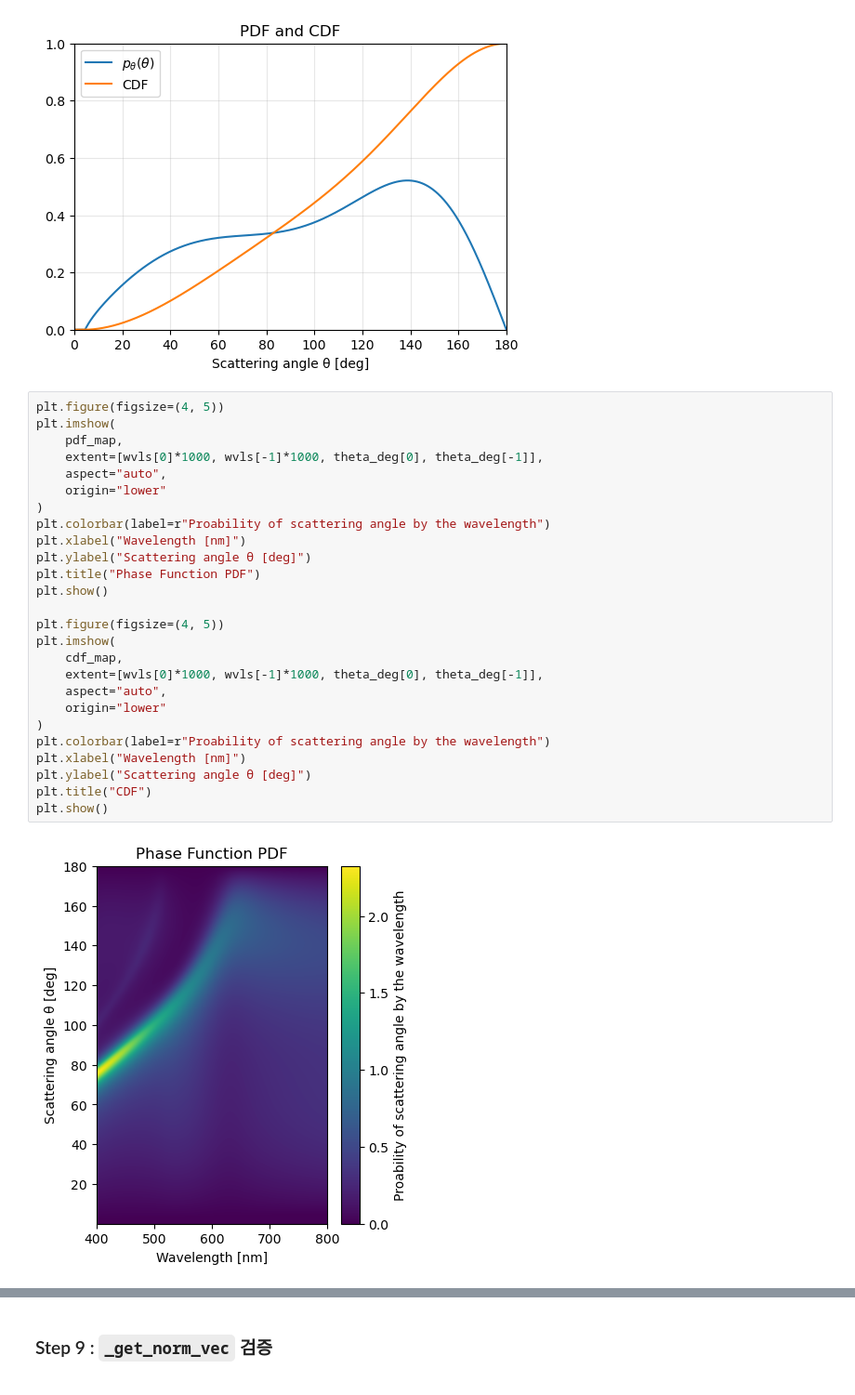
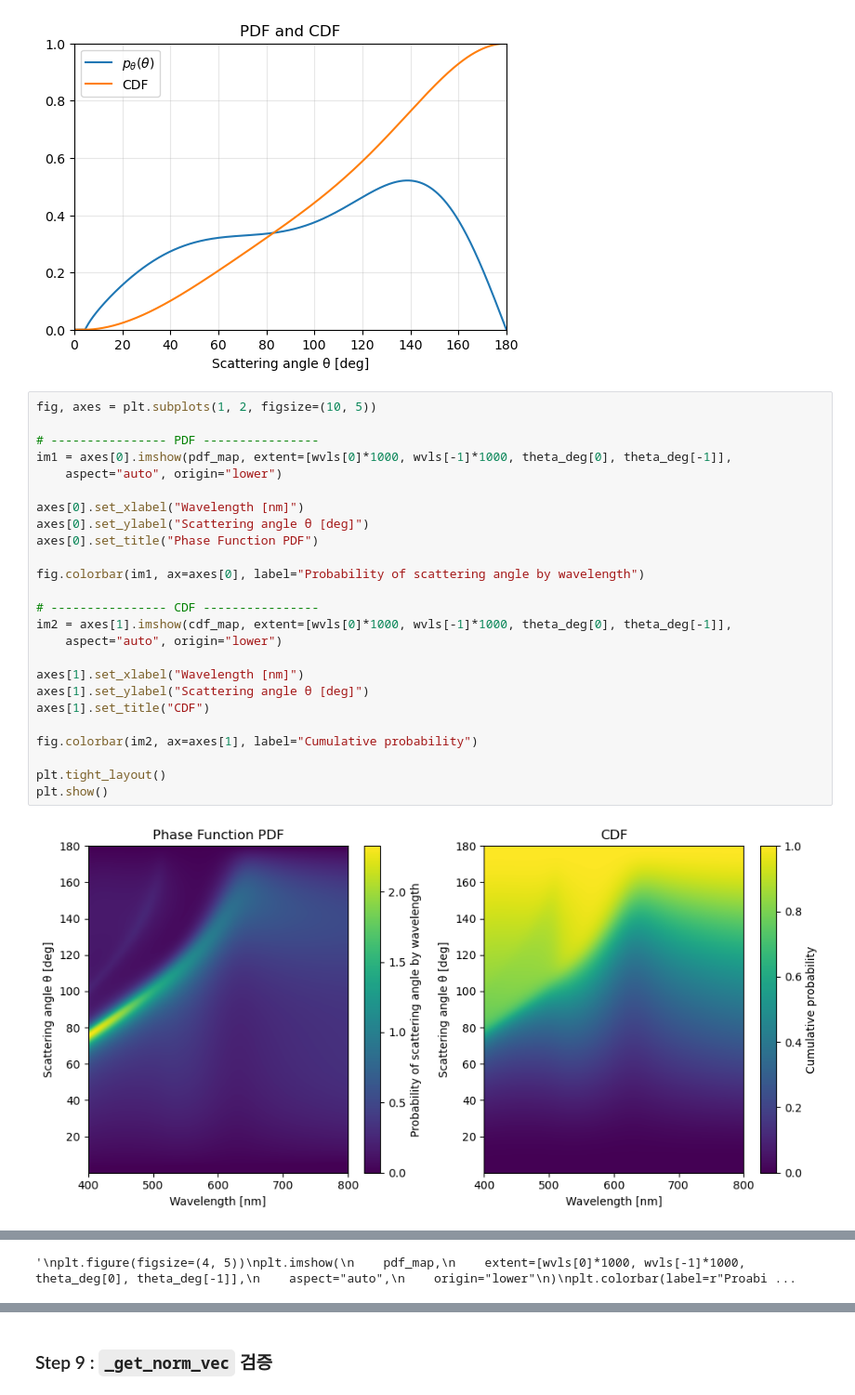
Before and after one commit to Jaehun-Kim-Brian/MonteCarloPhG, a Jupyter notebook: sim_class_valid.ipynb, the cells around one changed output, grey strips where cells are left out. Shown at 93% size. Cells and saved outputs as stored; diff of their text form.

```diff
--- a/sim_class_valid.ipynb
+++ b/sim_class_valid.ipynb
@@ -502,30 +460,29 @@ plt.show()
 # %% [output]
 [figure]
 # %%
-plt.figure(figsize=(4, 5))
-plt.imshow(
-    pdf_map,
-    extent=[wvls[0]*1000, wvls[-1]*1000, theta_deg[0], theta_deg[-1]],
-    aspect="auto",
-    origin="lower"
-)
-plt.colorbar(label=r"Proability of scattering angle by the wavelength")
-plt.xlabel("Wavelength [nm]")
-plt.ylabel("Scattering angle θ [deg]")
-plt.title("Phase Function PDF")
+fig, axes = plt.subplots(1, 2, figsize=(10, 5))
+
+# ---------------- PDF ----------------
+im1 = axes[0].imshow(pdf_map, extent=[wvls[0]*1000, wvls[-1]*1000, theta_deg[0], theta_deg[-1]],
+    aspect="auto", origin="lower")
+
+axes[0].set_xlabel("Wavelength [nm]")
+axes[0].set_ylabel("Scattering angle θ [deg]")
+axes[0].set_title("Phase Function PDF")
+
+fig.colorbar(im1, ax=axes[0], label="Probability of scattering angle by wavelength")
+
+# ---------------- CDF ----------------
+im2 = axes[1].imshow(cdf_map, extent=[wvls[0]*1000, wvls[-1]*1000, theta_deg[0], theta_deg[-1]],
+    aspect="auto", origin="lower")
+
+axes[1].set_xlabel("Wavelength [nm]")
+axes[1].set_ylabel("Scattering angle θ [deg]")
+axes[1].set_title("CDF")
+
+fig.colorbar(im2, ax=axes[1], label="Cumulative probability")
+
+plt.tight_layout()
 plt.show()
-
-plt.figure(figsize=(4, 5))
-plt.imshow(
-    cdf_map,
-    extent=[wvls[0]*1000, wvls[-1]*1000, theta_deg[0], theta_deg[-1]],
-    aspect="auto",
-    origin="lower"
-)
-plt.colorbar(label=r"Proability of scattering angle by the wavelength")
-plt.xlabel("Wavelength [nm]")
-plt.ylabel("Scattering angle θ [deg]")
-plt.title("CDF")
-plt.show()
 # %% [output]
-[figure, old version]
+[figure, new version]
@@ -532,0 +489 @@ plt.show()
+'\nplt.figure(figsize=(4, 5))\nplt.imshow(\n    pdf_map,\n    extent=[wvls[0]*1000, wvls[-1]*1000, theta_deg[0], theta_deg[-1]],\n    aspect="auto",\n    origin="lower"\n)\nplt.colorbar(label=r"Proabi ...
```
Also changed, not shown: parts of 28 cells of this notebook, 20 other files.
